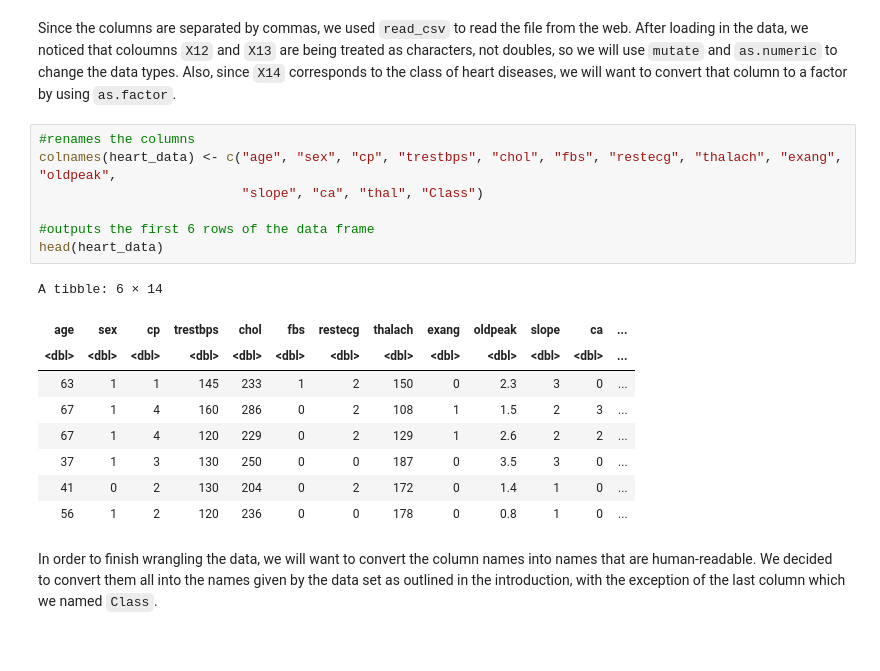
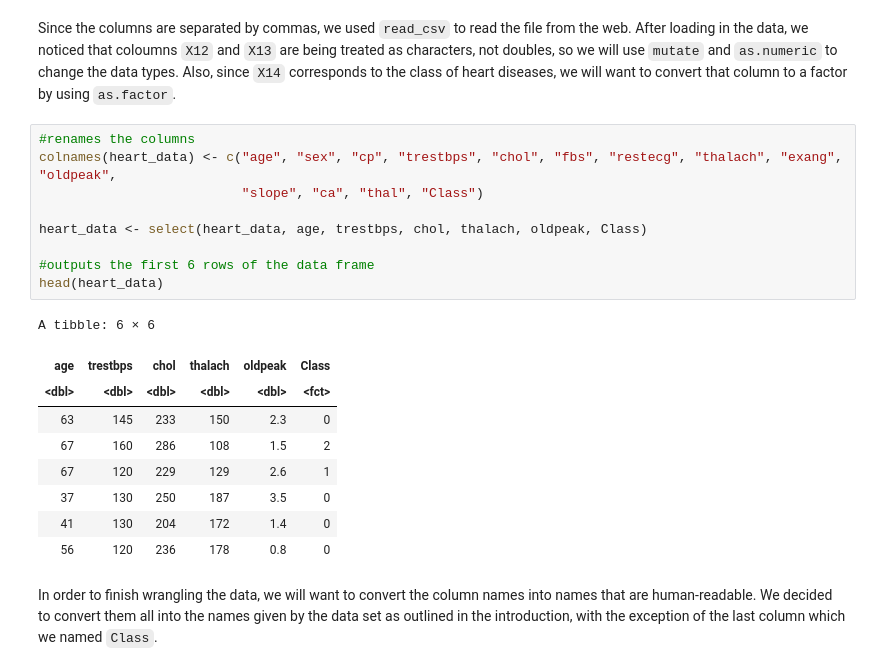
Before and after one commit to jamiema1/Predicting-Heart-Disease-with-KNN-Algorithm, a Jupyter notebook: heart_disease_data.ipynb, the cells around one changed output. Drawn from its saved outputs; the diff is of its cells as text.

```diff
--- a/heart_disease_data.ipynb
+++ b/heart_disease_data.ipynb
@@ -87,20 +104,22 @@ Since the columns are separated by commas, we used `read_csv` to read the file f
 # %%
 #renames the columns
 colnames(heart_data) <- c("age", "sex", "cp", "trestbps", "chol", "fbs", "restecg", "thalach", "exang", "oldpeak",
                           "slope", "ca", "thal", "Class")
 
+heart_data <- select(heart_data, age, trestbps, chol, thalach, oldpeak, Class)
+
 #outputs the first 6 rows of the data frame
 head(heart_data)
 # %% [output]
-A tibble: 6 × 14
+A tibble: 6 × 6
-| age | sex | cp | trestbps | chol | fbs | restecg | thalach | exang | oldpeak | slope | ca | ... |
-| <dbl> | <dbl> | <dbl> | <dbl> | <dbl> | <dbl> | <dbl> | <dbl> | <dbl> | <dbl> | <dbl> | <dbl> | ... |
-| 63 | 1 | 1 | 145 | 233 | 1 | 2 | 150 | 0 | 2.3 | 3 | 0 | ... |
-| 67 | 1 | 4 | 160 | 286 | 0 | 2 | 108 | 1 | 1.5 | 2 | 3 | ... |
-| 67 | 1 | 4 | 120 | 229 | 0 | 2 | 129 | 1 | 2.6 | 2 | 2 | ... |
-| 37 | 1 | 3 | 130 | 250 | 0 | 0 | 187 | 0 | 3.5 | 3 | 0 | ... |
-| 41 | 0 | 2 | 130 | 204 | 0 | 2 | 172 | 0 | 1.4 | 1 | 0 | ... |
-| 56 | 1 | 2 | 120 | 236 | 0 | 0 | 178 | 0 | 0.8 | 1 | 0 | ... |
+| age | trestbps | chol | thalach | oldpeak | Class |
+| <dbl> | <dbl> | <dbl> | <dbl> | <dbl> | <fct> |
+| 63 | 145 | 233 | 150 | 2.3 | 0 |
+| 67 | 160 | 286 | 108 | 1.5 | 2 |
+| 67 | 120 | 229 | 129 | 2.6 | 1 |
+| 37 | 130 | 250 | 187 | 3.5 | 0 |
+| 41 | 130 | 204 | 172 | 1.4 | 0 |
+| 56 | 120 | 236 | 178 | 0.8 | 0 |
 # %% [markdown]
 In order to finish wrangling the data, we will want to convert the column names into names that are human-readable. We decided to convert them all into the names given by the data set as outlined in the introduction, with the exception of the last column which we named `Class`.
 # %%
```
Also changed, not shown: parts of 9 cells of this notebook.
